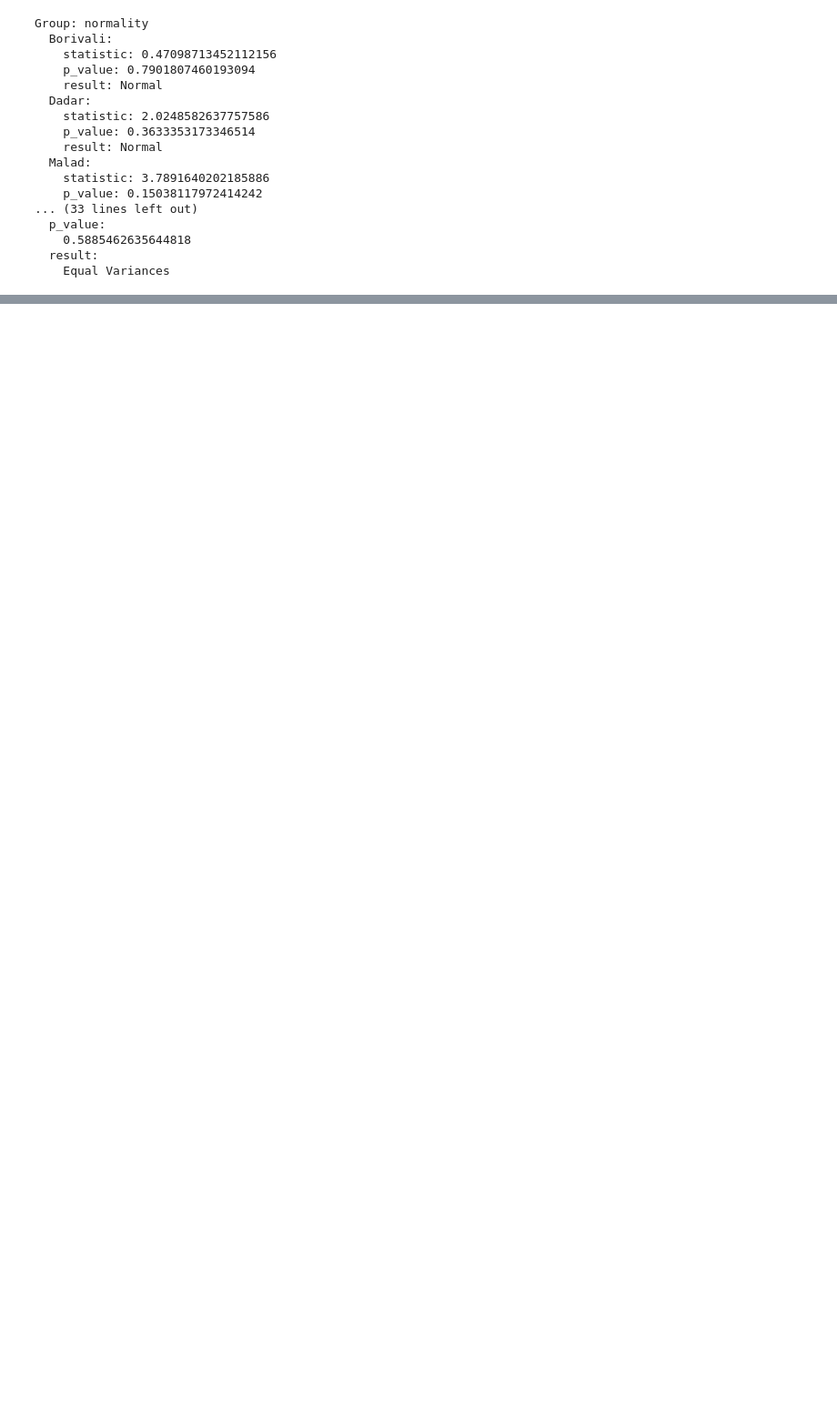
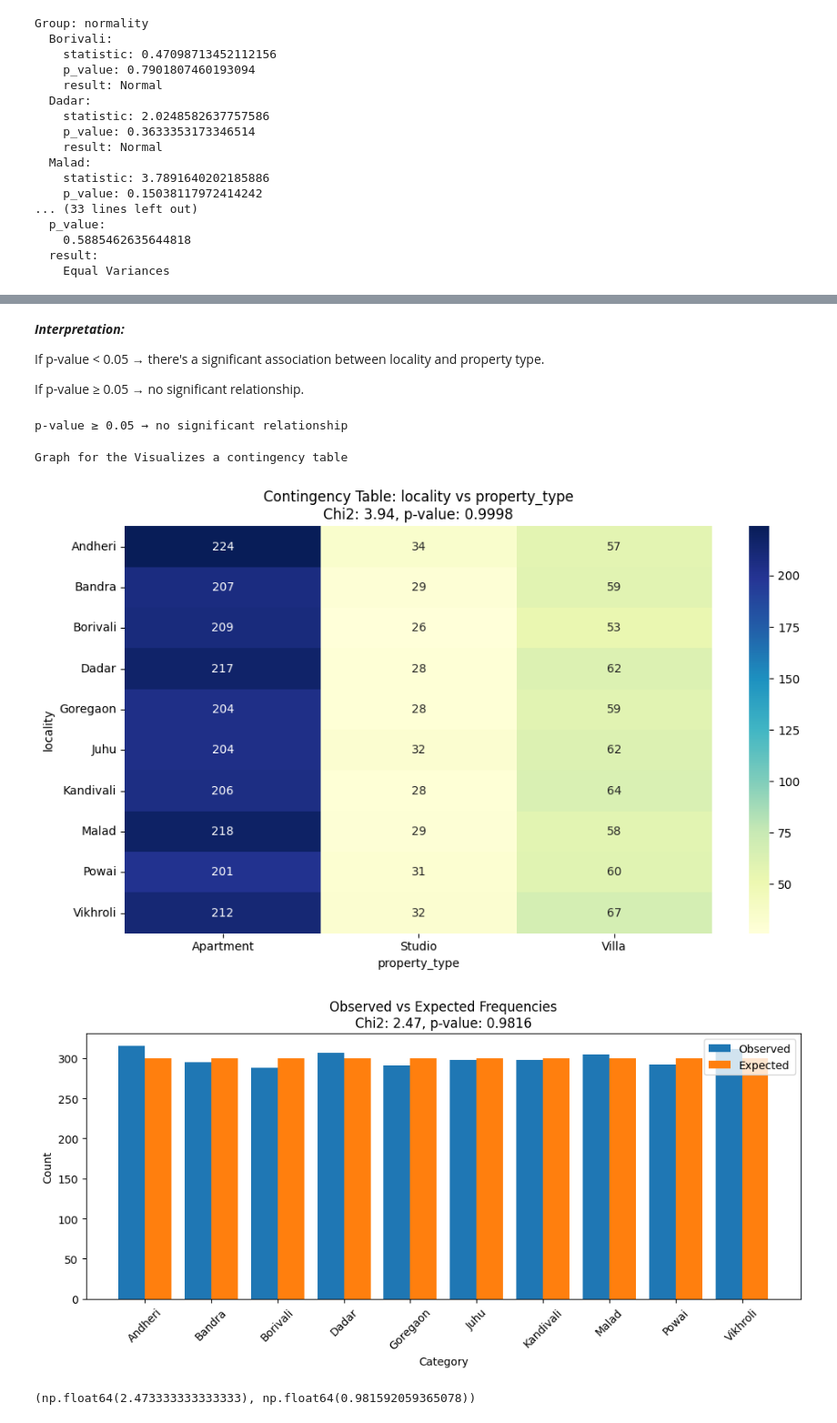
Before and after one commit to SauhardSHukla/Real-estate-housing-price_Mumbai, a Jupyter notebook: Hypothesis_Testing/Stretified Sampling Method/Property_and_locality.ipynb, the cells around one changed output, grey strips where cells are left out. Shown: that part at 91% size. Saved outputs shown, nothing was run; the diff lists cells and outputs as text; code cells hidden in the pictures; blank space fills up the shorter version.

```diff
--- a/Hypothesis_Testing/Stretified Sampling Method/Property_and_locality.ipynb
+++ b/Hypothesis_Testing/Stretified Sampling Method/Property_and_locality.ipynb
@@ -38,0 +145,13 @@ Group: normality
+# %% [markdown]
+***Interpretation:***
+
+If p-value < 0.05 → there's a significant association between locality and property type.
+
+If p-value ≥ 0.05 → no significant relationship.
+# %%
+if p_val<0.05:
+  print('p-value < 0.05 → there a significant association between locality and property type')
+else:
+  print('p-value ≥ 0.05 → no significant relationship')
+# %% [output]
+p-value ≥ 0.05 → no significant relationship
@@ -38,0 +161,8 @@ Group: normality
+# %%
+visualize_chi_square_contingency(df,'locality','property_type')
+visualize_chi_square_goodness_of_fit(df['locality'])
+# %% [output]
+Graph for the Visualizes a contingency table
+[figure, added]
+[figure, added]
+(np.float64(2.473333333333333), np.float64(0.981592059365078))
```
Also changed, not shown: parts of 22 cells of this notebook, 2 other files.
